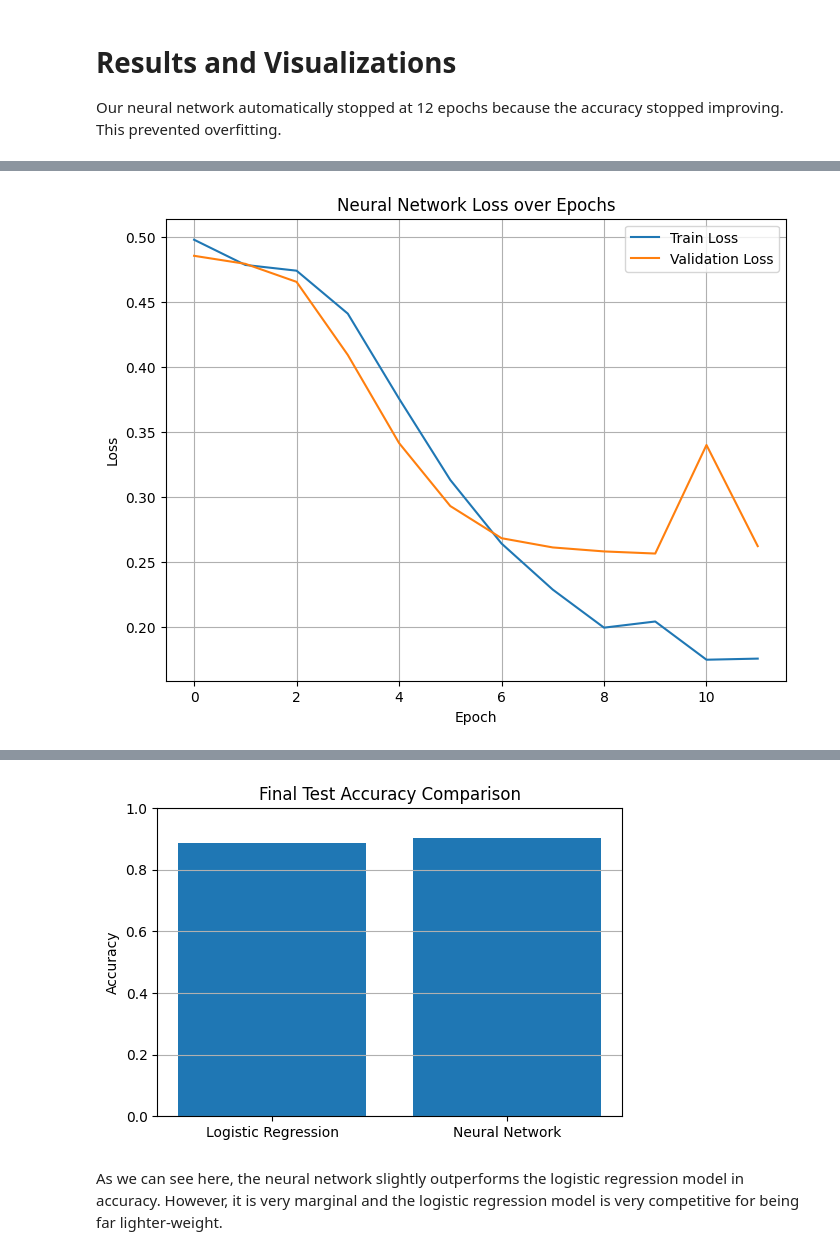
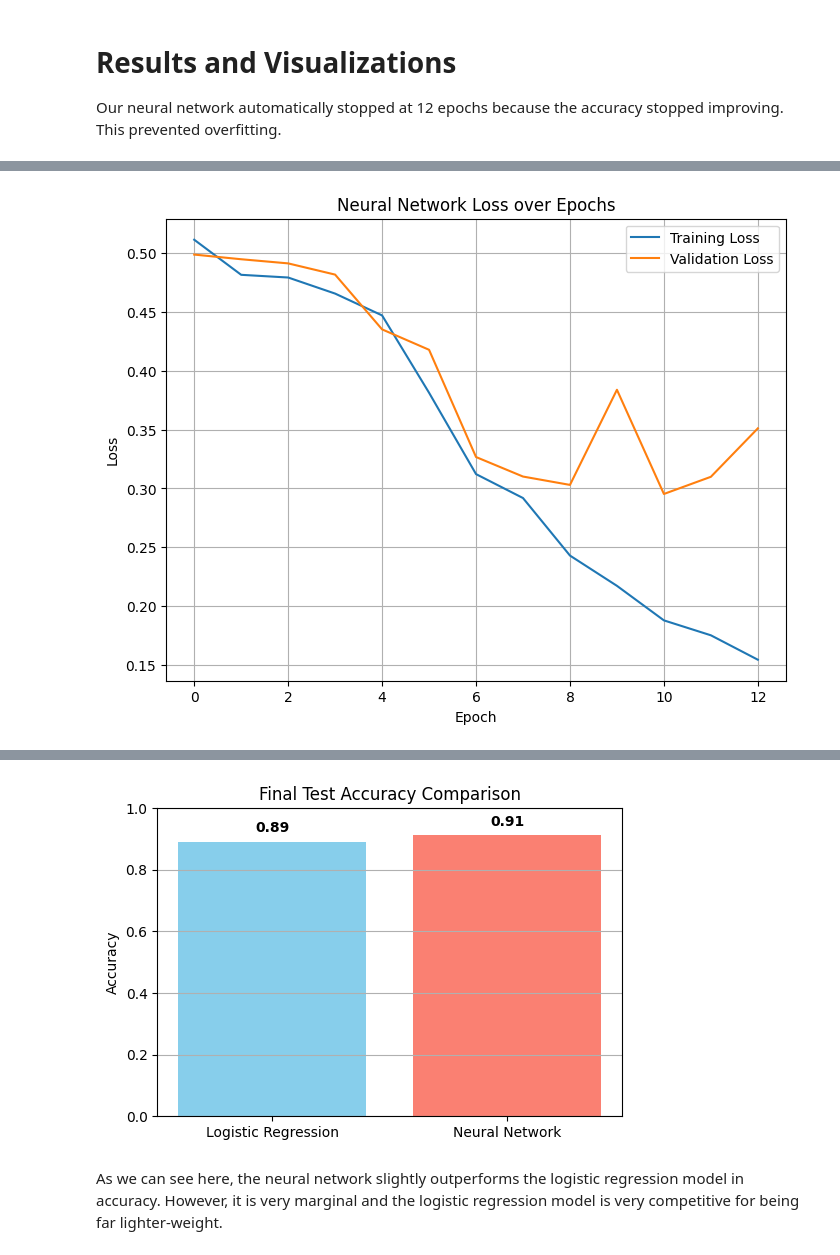
Before and after one commit to Kai-Gowers/Sentiment-Analysis-Performance-Analysis, a Jupyter notebook: SentimentAnalysisLogisticRegressionAndNeuralNetwork.ipynb, the cells around one changed output, grey strips where cells are left out. Cells and saved outputs as stored; diff of their text form; code cells hidden in the pictures.

```diff
--- a/SentimentAnalysisLogisticRegressionAndNeuralNetwork.ipynb
+++ b/SentimentAnalysisLogisticRegressionAndNeuralNetwork.ipynb
@@ -463,13 +481,19 @@ weighted avg       0.88      0.89      0.88       944
 tokenizer = Tokenizer(num_words=5000, oov_token="<OOV>")
 tokenizer.fit_on_texts(X_train)
 
+# Convert texts to sequences
 X_train_seq = tokenizer.texts_to_sequences(X_train)
+X_val_seq = tokenizer.texts_to_sequences(X_val)
 X_test_seq = tokenizer.texts_to_sequences(X_test)
 
+# Pad sequences
 X_train_pad = pad_sequences(X_train_seq, maxlen=100, padding='post')
+X_val_pad = pad_sequences(X_val_seq, maxlen=100, padding='post')
 X_test_pad = pad_sequences(X_test_seq, maxlen=100, padding='post')
 
+# Convert labels to arrays
 y_train = np.array(y_train)
+y_val = np.array(y_val)
 y_test = np.array(y_test)
 
 # Build Neural Network
@@ -492,15 +516,15 @@ early_stopping = EarlyStopping(monitor='val_loss', patience=2, restore_best_weig
 # Train Model
 history = nn_model.fit(
     X_train_pad, y_train,
-    validation_data=(X_test_pad, y_test),
+    validation_data=(X_val_pad, y_val),
     epochs=30,
     batch_size=32,
     callbacks=[early_stopping]
 )
 
-# Evaluate Neural Network
+# Evaluate Neural Network on test set
 nn_loss, nn_acc = nn_model.evaluate(X_test_pad, y_test)
-print("Neural Network Results")
+print("Neural Network Results on Test Set")
 print("Accuracy:", nn_acc)
 # %% [output]
 Epoch 1/30
@@ -525,9 +549,9 @@ Accuracy: 0.9046609997749329
 
 Our neural network automatically stopped at 12 epochs because the accuracy stopped improving. This prevented overfitting.
 # %%
-# Plot Accuracy
+# Accuracy over Epochs
 plt.figure(figsize=(8, 6))
-plt.plot(history.history['accuracy'], label='Train Accuracy')
+plt.plot(history.history['accuracy'], label='Training Accuracy')
 plt.plot(history.history['val_accuracy'], label='Validation Accuracy')
 plt.title('Neural Network Accuracy over Epochs')
 plt.xlabel('Epoch')
@@ -536,9 +560,9 @@ plt.legend(loc='lower right')
 plt.grid(True)
 plt.show()
 
-# Plot
+# Loss over Epochs
 plt.figure(figsize=(8, 6))
-plt.plot(history.history['loss'], label='Train Loss')
+plt.plot(history.history['loss'], label='Training Loss')
 plt.plot(history.history['val_loss'], label='Validation Loss')
 plt.title('Neural Network Loss over Epochs')
 plt.xlabel('Epoch')
@@ -547,20 +571,39 @@ plt.legend(loc='upper right')
 plt.grid(True)
 plt.show()
 
-# Accuracy Comparison
+# Final Accuracy Comparison on Test Set
 
-y_pred_logreg = logreg_model.predict(X_test_tfidf)
+# Predict and threshold neural network outputs
 y_pred_nn = nn_model.predict(X_test_pad)
 y_pred_nn = (y_pred_nn > 0.5).astype(int).flatten()
 
+# Logistic Regression Predictions already assumed to be done
+y_pred_logreg = logreg_model.predict(X_test_tfidf)
+
+# Compute test accuracies
 final_logreg_acc = accuracy_score(y_test, y_pred_logreg)
 final_nn_acc = accuracy_score(y_test, y_pred_nn)
 
-plt.figure(figsize=(6,4))
-plt.bar(['Logistic Regression', 'Neural Network'], [final_logreg_acc, final_nn_acc])
+# Bar chart comparison with labels on bars
+plt.figure(figsize=(6, 4))
+bars = plt.bar(['Logistic Regression', 'Neural Network'], [final_logreg_acc, final_nn_acc], color=['skyblue', 'salmon'])
 plt.title('Final Test Accuracy Comparison')
 plt.ylabel('Accuracy')
 plt.ylim(0, 1)
 plt.grid(axis='y')
+
+# Add accuracy labels on top of each bar
+for bar in bars:
+    height = bar.get_height()
+    plt.text(
+        bar.get_x() + bar.get_width() / 2,
+        height + 0.02,
+        f"{height:.2f}",
+        ha='center',
+        va='bottom',
+        fontsize=10,
+        fontweight='bold'
+    )
+
 plt.show()
 # %% [output]
@@ -568 +611 @@ plt.show()
-[figure, old version]
+[figure, new version]
@@ -570,3 +613,3 @@ plt.show()
-[figure, old version]
+[figure, new version]
 # %% [markdown]
 As we can see here, the neural network slightly outperforms the logistic regression model in accuracy. However, it is very marginal and the logistic regression model is very competitive for being far lighter-weight.
```
Also changed, not shown: parts of 6 cells of this notebook, 1 other file.
